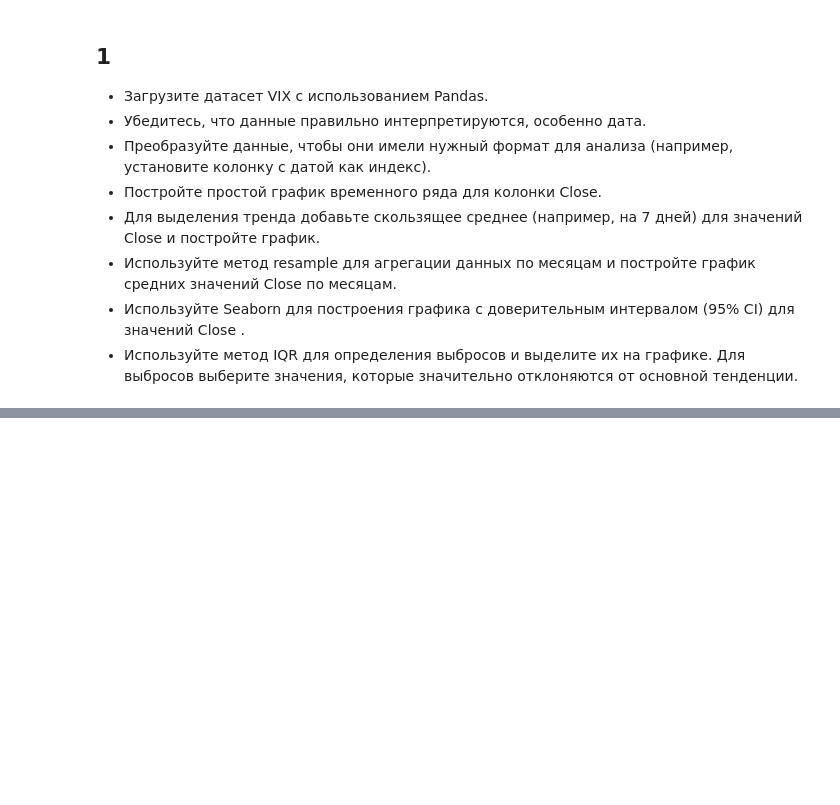
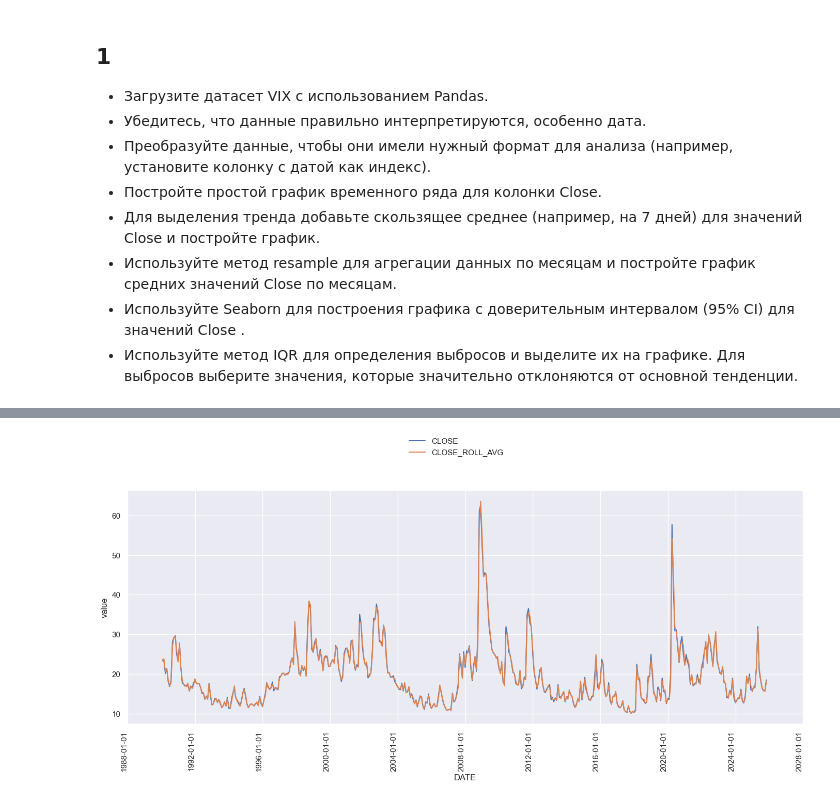
Before and after one commit to skv-analyst/study-timeseries-analysis-forecasting, a Jupyter notebook: notebooks/02-visualization.ipynb, the cells around one changed output, grey strips where cells are left out. Cells and saved outputs as stored; diff of their text form; code cells hidden in the pictures; blank space fills up the shorter version.

Commit message:
add: solution step 2

```diff
--- a/notebooks/02-visualization.ipynb
+++ b/notebooks/02-visualization.ipynb
@@ -3,3 +8,36 @@ import pandas as pd
+# %%
+def draw_timeline(data, x, y_cols, kind='line', aspect=2, height=6, labels=None):
+
+    if isinstance(y_cols, str):
+        y_cols = [y_cols]
+
+    if labels is None:
+        labels = y_cols
+
+    # melt в длинный формат
+    melted = data.melt(id_vars=[x], value_vars=y_cols, var_name='metric', value_name='value')
+
+    # подмена имён для легенды
+    label_map = dict(zip(y_cols, labels))
+    melted['metric'] = melted['metric'].map(label_map)
+
+    # построение графика
+    g = sns.relplot(
+        data=melted,
+        x=x, y='value',
+        kind=kind,
+        hue='metric',
+        aspect=aspect,
+        height=height
+    )
+
+    g.set_xticklabels(rotation=90, horizontalalignment="right", step=1)
+
+    g._legend.set_title("")
+    g._legend.set_bbox_to_anchor((0.5, 1.15))
+    g._legend._loc = 9  # 9 = 'upper center'
+    g._legend.set_frame_on(False)
+    plt.tight_layout()
 # %% [markdown]
 ## 1
 - Загрузите датасет VIX с использованием Pandas.
@@ -32,0 +69,7 @@ df
+# %%
+# Agg by month
+df_monthly = df.resample('ME', on='DATE').mean()
+df_monthly.reset_index(inplace=True)
+draw_timeline(df_monthly, x='DATE', y_cols=['CLOSE', 'CLOSE_ROLL_AVG'])
+# %% [output]
+[figure, added]
```
Also changed, not shown: parts of 5 cells of this notebook, 1 other file.
